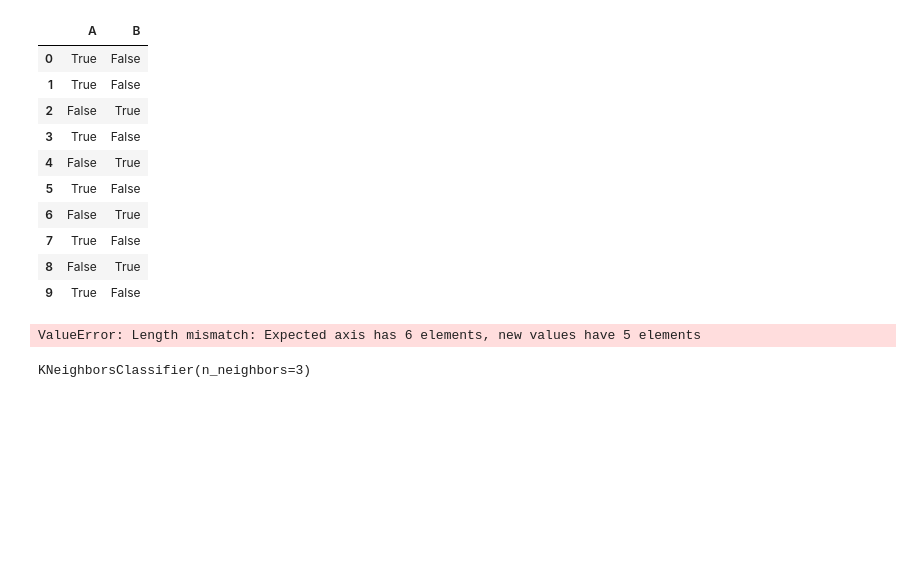
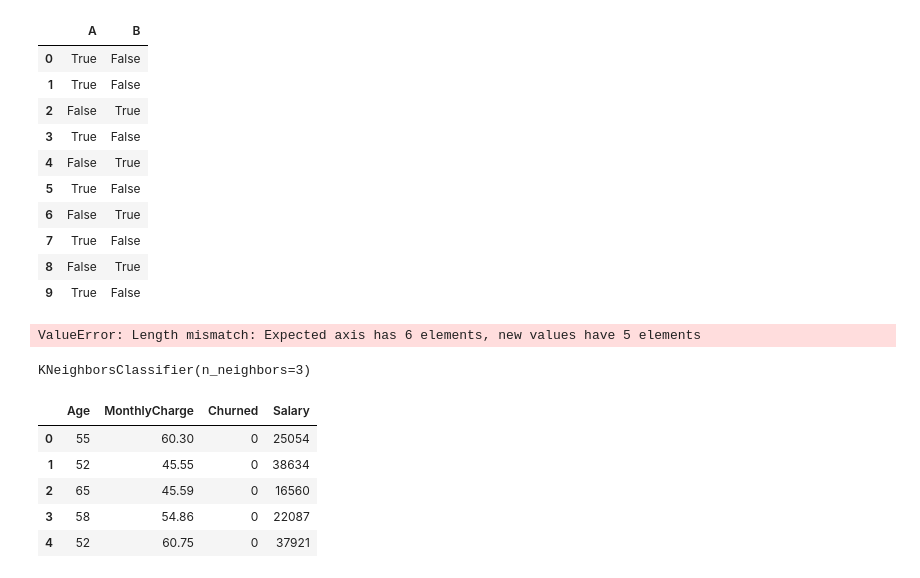
Before and after one commit to rahul8879/ai-engineering_full_stack, a Jupyter notebook: 03_Machine_learning/classication_alogo_in_different_cases.ipynb, the cells around one changed output. Drawn from its saved outputs; the diff is of its cells as text; code cells hidden in the pictures; blank space fills up the shorter version.

```diff
--- a/03_Machine_learning/classication_alogo_in_different_cases.ipynb
+++ b/03_Machine_learning/classication_alogo_in_different_cases.ipynb
@@ -77,3 +77,21 @@ model = KNeighborsClassifier(n_neighbors=3)
 model.fit(X, Y)
 # %% [output]
 KNeighborsClassifier(n_neighbors=3)
+# %%
+# imbalance data set
+import pandas as pd
+import numpy as np
+chrun_data = pd.read_csv('/Users/rahultiwari/Documents/02_Freelancing/Hachion_batch/full_stack_ai_engineering/03_Machine_learning/churn_data.csv')
+chrun_data.head()
+
+# lets create more columns
+
+chrun_data['Salary'] = np.random.randint(10000, 50000, chrun_data.shape[0])
+chrun_data.head()
+# %% [output]
+|  | Age | MonthlyCharge | Churned | Salary |
+| 0 | 55 | 60.30 | 0 | 25054 |
+| 1 | 52 | 45.55 | 0 | 38634 |
+| 2 | 65 | 45.59 | 0 | 16560 |
+| 3 | 58 | 54.86 | 0 | 22087 |
+| 4 | 52 | 60.75 | 0 | 37921 |
```
Also changed, not shown: parts of 14 cells of this notebook, 1 other file.
